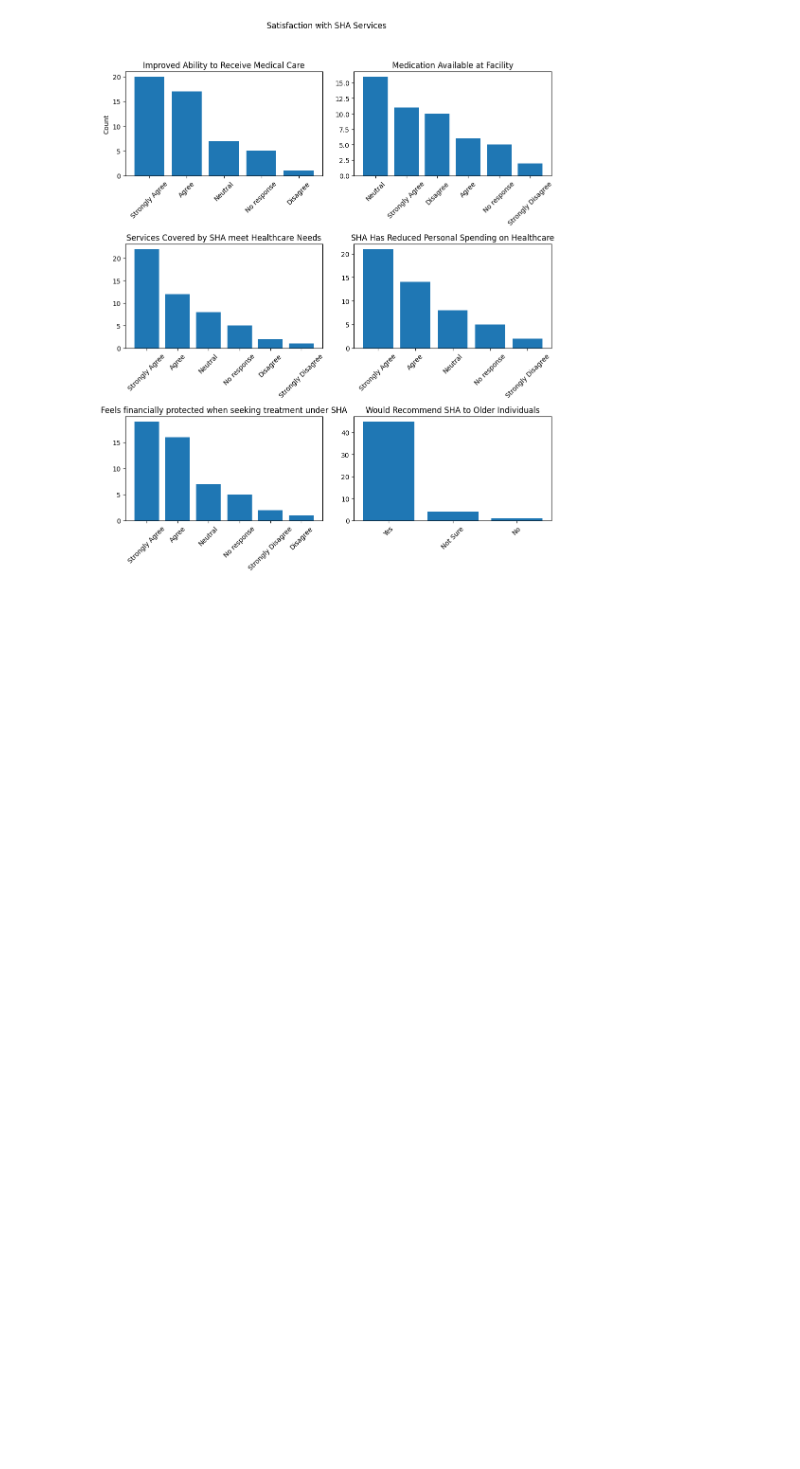
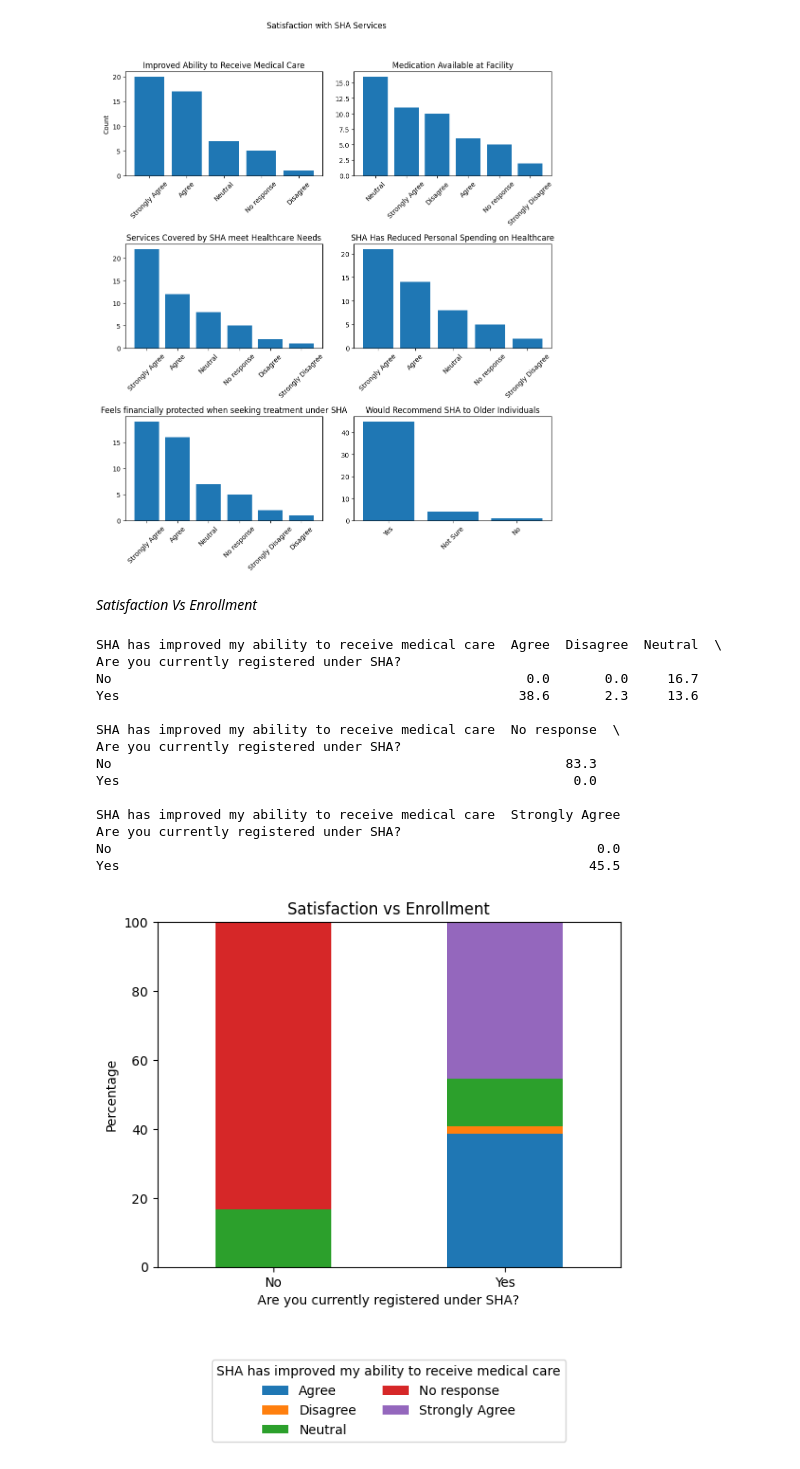
Before and after one commit to DennoCheru/Mosoriot, a Jupyter notebook: Mosoriot.ipynb, the cells around one changed output. Saved outputs shown, nothing was run; the diff lists cells and outputs as text; code cells hidden in the pictures; blank space fills up the shorter version.

```diff
--- a/Mosoriot.ipynb
+++ b/Mosoriot.ipynb
@@ -872,3 +973,31 @@ plt.tight_layout(rect=[0, 0, 1, 0.95])
 plt.show()
 # %% [output]
 [figure]
+# %% [markdown]
+*Satisfaction Vs Enrollment*
+# %%
+ct = pd.crosstab(df_main['Are you currently registered under SHA?'], df_main['SHA has improved my ability to receive medical care'], normalize='index') * 100
+print(ct.round(1))
+
+ct.plot(kind='bar', stacked=True)
+plt.title('Satisfaction vs Enrollment')
+plt.legend(loc='upper center', bbox_to_anchor=(0.5, -0.25), ncol=2, title = 'SHA has improved my ability to receive medical care')
+plt.ylabel('Percentage')
+plt.xticks(rotation=0)
+plt.show()
+# %% [output]
+SHA has improved my ability to receive medical care  Agree  Disagree  Neutral  \
+Are you currently registered under SHA?
+No                                                     0.0       0.0     16.7
+Yes                                                   38.6       2.3     13.6
+
+SHA has improved my ability to receive medical care  No response  \
+Are you currently registered under SHA?
+No                                                          83.3
+Yes                                                          0.0
+
+SHA has improved my ability to receive medical care  Strongly Agree
+Are you currently registered under SHA?
+No                                                              0.0
+Yes                                                            45.5
+[figure, added]
```
Also changed, not shown: parts of 11 cells of this notebook.
